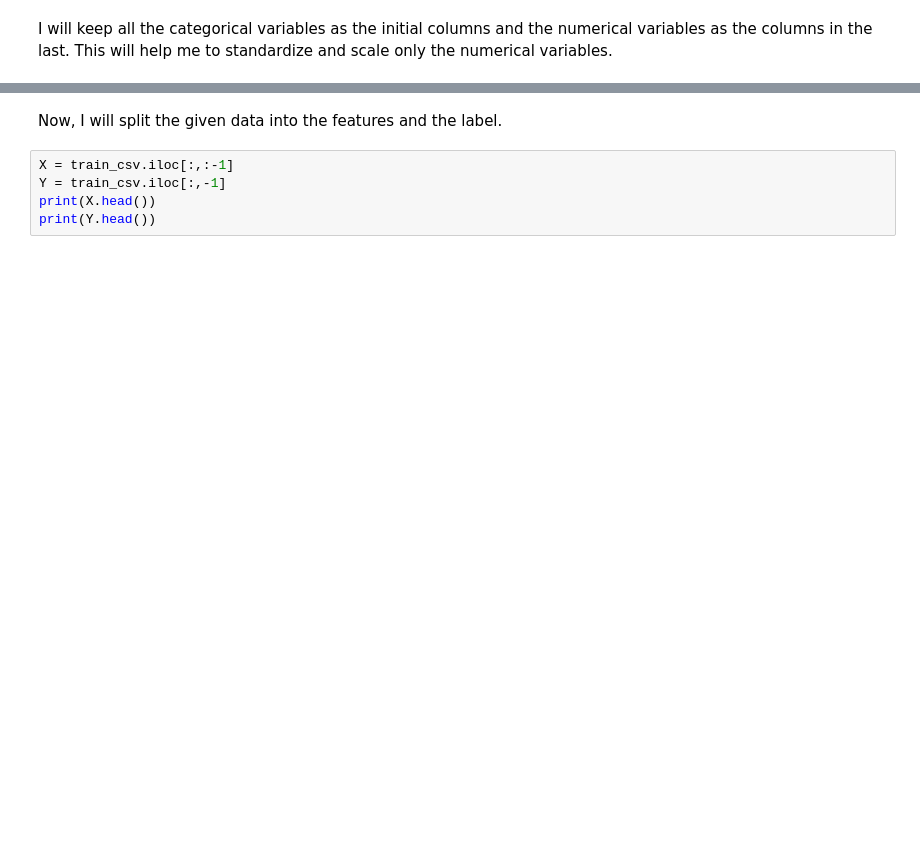
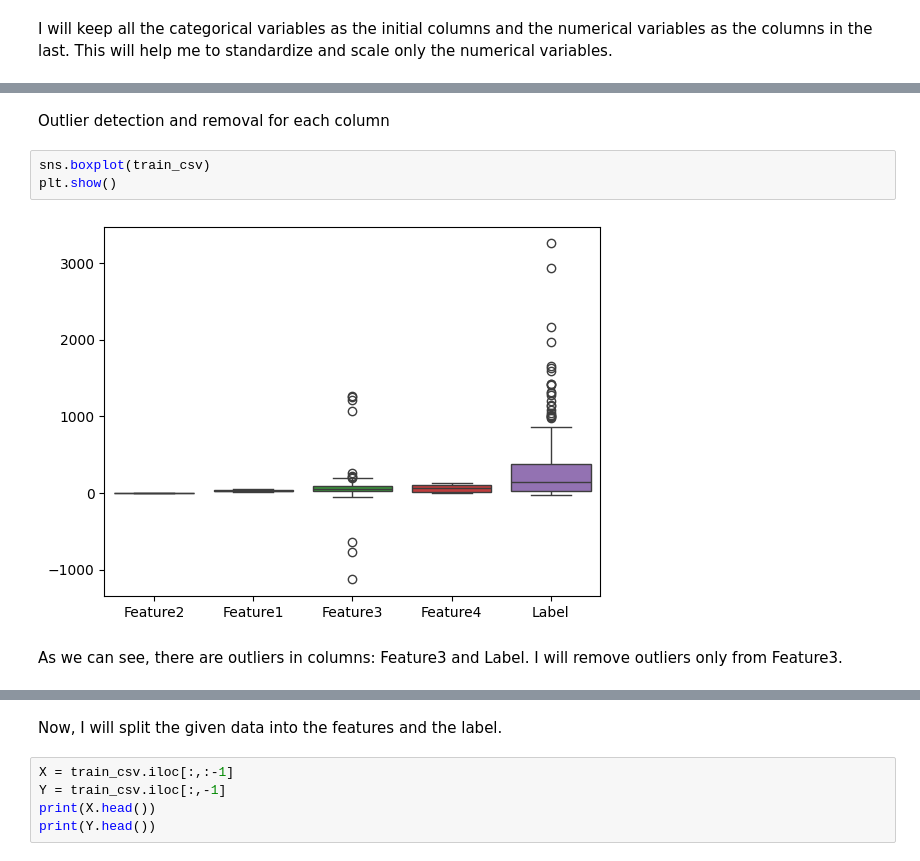
Before and after one commit to valmikGit/ML-Lab, a Jupyter notebook: Assignment 1/preprocessing_and_model.ipynb, the cells around one changed output, grey strips where cells are left out. Cells and saved outputs as stored; diff of their text form; blank space fills up the shorter version.

```diff
--- a/Assignment 1/preprocessing_and_model.ipynb
+++ b/Assignment 1/preprocessing_and_model.ipynb
@@ -108,0 +226,9 @@ train_csv = train_csv[columns]
+# %% [markdown]
+Outlier detection and removal for each column
+# %%
+sns.boxplot(train_csv)
+plt.show()
+# %% [output]
+[figure, added]
+# %% [markdown]
+As we can see, there are outliers in columns: Feature3 and Label. I will remove outliers only from Feature3.
```
Also changed, not shown: parts of 54 cells of this notebook, 1 other file.
